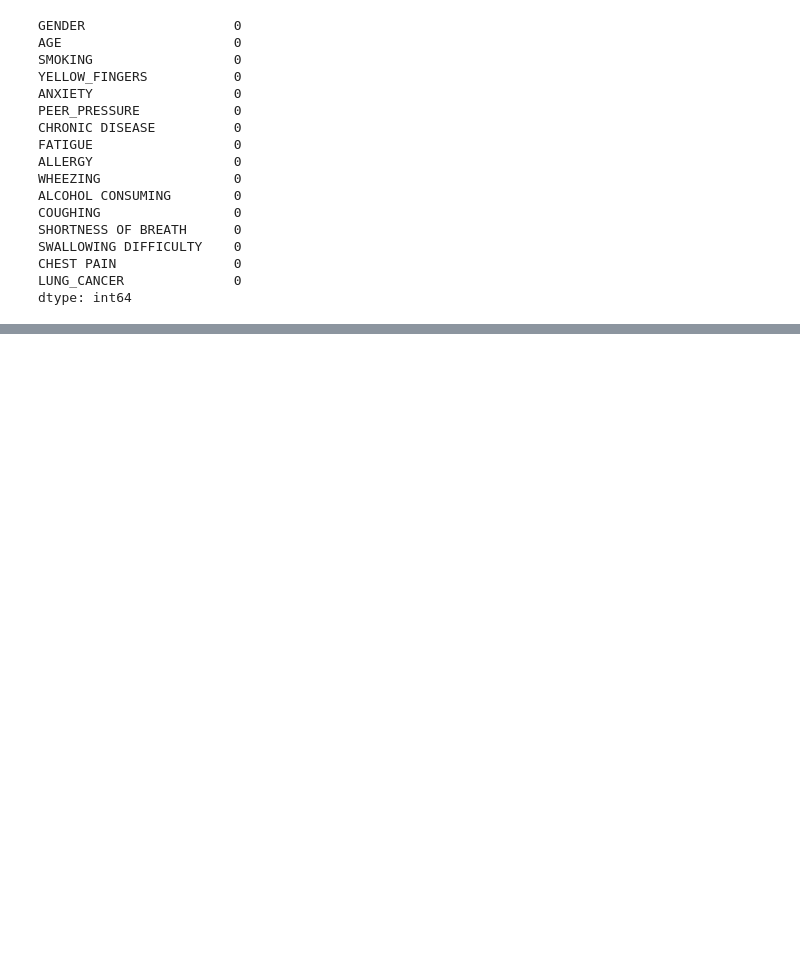
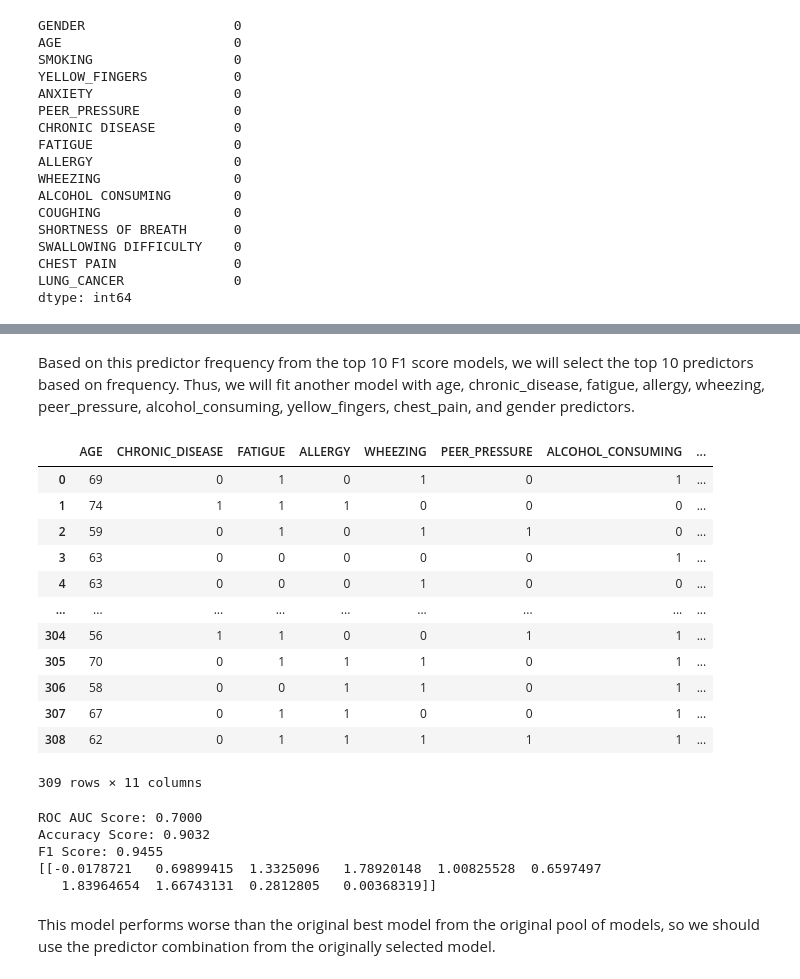
Before and after one commit to AbdullahBera/lung-cancer-prediction, a Jupyter notebook: final_project.ipynb, the cells around one changed output, grey strips where cells are left out. Drawn from its saved outputs; the diff is of its cells as text; code cells hidden in the pictures; blank space fills up the shorter version.

```diff
--- a/final_project.ipynb
+++ b/final_project.ipynb
@@ -166,0 +214,19 @@ plt.show()
+# %% [markdown]
+Based on this predictor frequency from the top 10 F1 score models, we will select the top 10 predictors based on frequency. Thus, we will fit another model with age, chronic_disease, fatigue, allergy, wheezing, peer_pressure, alcohol_consuming, yellow_fingers, chest_pain, and gender predictors.
+# %%
+final_df = df[['AGE', 'CHRONIC_DISEASE', 'FATIGUE', 'ALLERGY', 'WHEEZING', 'PEER_PRESSURE', 'ALCOHOL_CONSUMING', 'YELLOW_FINGERS', 'CHEST_PAIN', 'GENDER','LUNG_CANCER']]
+final_df
+# %% [output]
+|  | AGE | CHRONIC_DISEASE | FATIGUE | ALLERGY | WHEEZING | PEER_PRESSURE | ALCOHOL_CONSUMING | ... |
+| 0 | 69 | 0 | 1 | 0 | 1 | 0 | 1 | ... |
+| 1 | 74 | 1 | 1 | 1 | 0 | 0 | 0 | ... |
+| 2 | 59 | 0 | 1 | 0 | 1 | 1 | 0 | ... |
+| 3 | 63 | 0 | 0 | 0 | 0 | 0 | 1 | ... |
+| 4 | 63 | 0 | 0 | 0 | 1 | 0 | 0 | ... |
+| ... | ... | ... | ... | ... | ... | ... | ... | ... |
+| 304 | 56 | 1 | 1 | 0 | 0 | 1 | 1 | ... |
+| 305 | 70 | 0 | 1 | 1 | 1 | 0 | 1 | ... |
+| 306 | 58 | 0 | 0 | 1 | 1 | 0 | 1 | ... |
+| 307 | 67 | 0 | 1 | 1 | 0 | 0 | 1 | ... |
+| 308 | 62 | 0 | 1 | 1 | 1 | 1 | 1 | ... |
+309 rows × 11 columns
@@ -166,0 +250,13 @@ plt.show()
+# %%
+print(f'ROC AUC Score: {roc_auc:.4f}')
+print(f'Accuracy Score: {accuracy:.4f}')
+print(f'F1 Score: {f1:.4f}')
+print(model2.coef_)
+# %% [output]
+ROC AUC Score: 0.7000
+Accuracy Score: 0.9032
+F1 Score: 0.9455
+[[-0.0178721   0.69899415  1.3325096   1.78920148  1.00825528  0.6597497
+   1.83964654  1.66743131  0.2812805   0.00368319]]
+# %% [markdown]
+This model performs worse than the original best model from the original pool of models, so we should use the predictor combination from the originally selected model.
```
Also changed, not shown: parts of 11 cells of this notebook.
